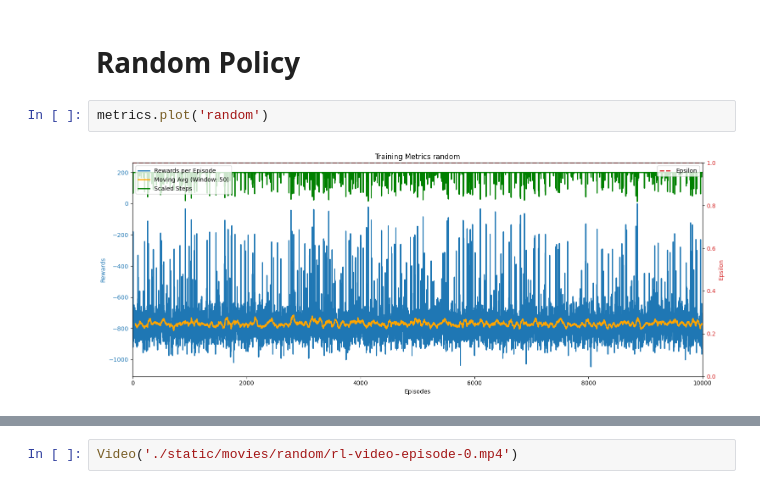
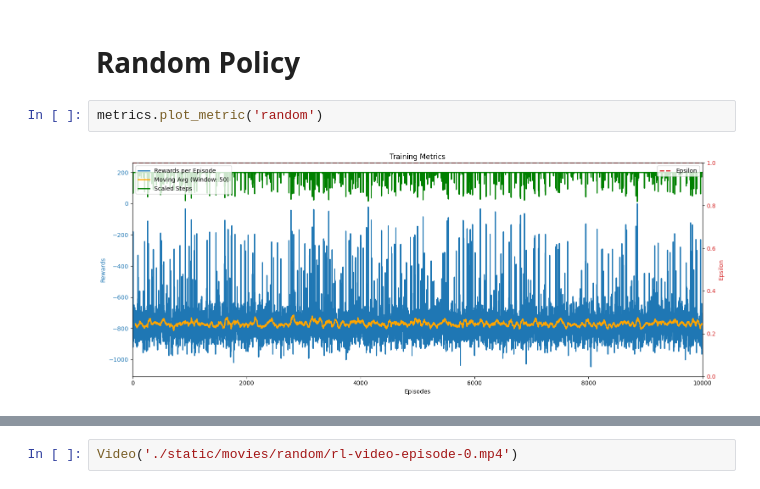
Before and after one commit to SeanMarcusJensen/ACIT4610_Portifolio_KMHS, a Jupyter notebook: problem_4/main.ipynb, the cells around one changed output, grey strips where cells are left out. Drawn from its saved outputs; the diff is of its cells as text.

```diff
--- a/problem_4/main.ipynb
+++ b/problem_4/main.ipynb
@@ -114,6 +127,6 @@ metrics = AgentMetricsComparer(dir_name='static/metrics')
 # %% [markdown]
 # Random Policy
 # %%
-metrics.plot('random')
+metrics.plot_metric('random')
 # %% [output]
-[figure, old version]
+[figure, new version]
```
Also changed, not shown: parts of 15 cells of this notebook, 18 other files.
